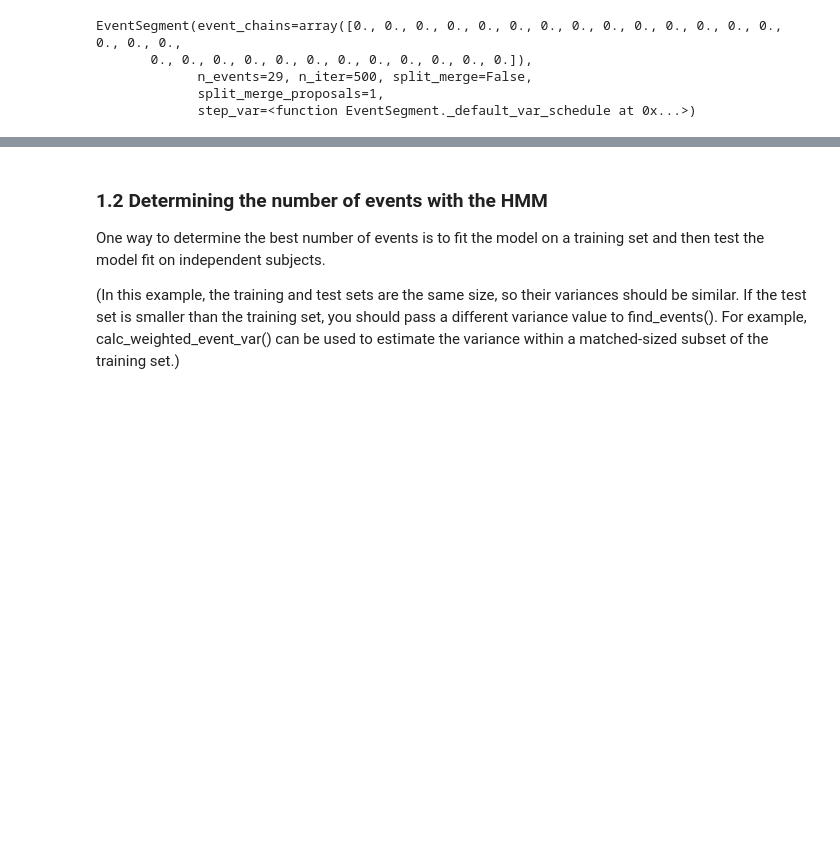
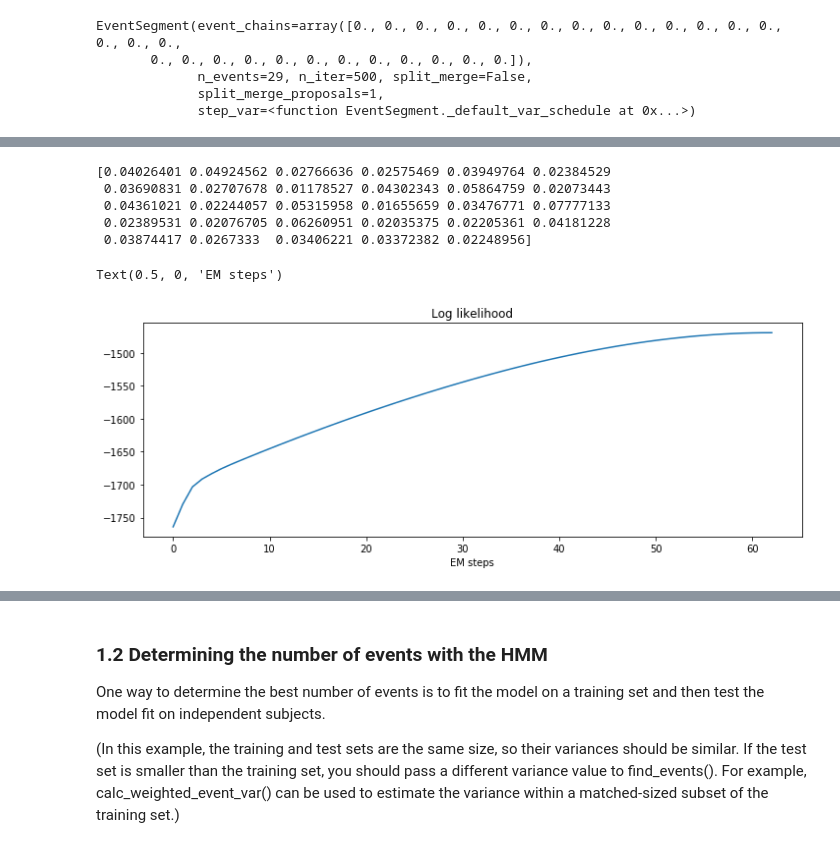
Before and after one commit to naturalistic-data-analysis/tutorial_development, a Jupyter notebook: event-segmentation/event-segmentation.ipynb, the cells around one changed output, grey strips where cells are left out. Drawn from its saved outputs; the diff is of its cells as text; code cells hidden in the pictures; blank space fills up the shorter version.

```diff
--- a/event-segmentation/event-segmentation.ipynb
+++ b/event-segmentation/event-segmentation.ipynb
@@ -88,0 +112,20 @@ EventSegment(event_chains=array([0., 0., 0., 0., 0., 0., 0., 0., 0., 0., 0., 0.,
+# %%
+# The mean pattern for each event
+
+print(movie_HMM.segments_[0].mean(axis = 0))
+# %% [output]
+[0.04026401 0.04924562 0.02766636 0.02575469 0.03949764 0.02384529
+ 0.03690831 0.02707678 0.01178527 0.04302343 0.05864759 0.02073443
+ 0.04361021 0.02244057 0.05315958 0.01655659 0.03476771 0.07777133
+ 0.02389531 0.02076705 0.06260951 0.02035375 0.02205361 0.04181228
+ 0.03874417 0.0267333  0.03406221 0.03372382 0.02248956]
+# %%
+# The log-likelihood (measuring overall model fit)
+
+f, ax = plt.subplots(1,1, figsize = (12, 4))
+ax.plot(movie_HMM.ll_)
+ax.set_title('Log likelihood')
+ax.set_xlabel('EM steps')
+# %% [output]
+Text(0.5, 0, 'EM steps')
+[figure, added]
```
Also changed, not shown: parts of 10 cells of this notebook.
